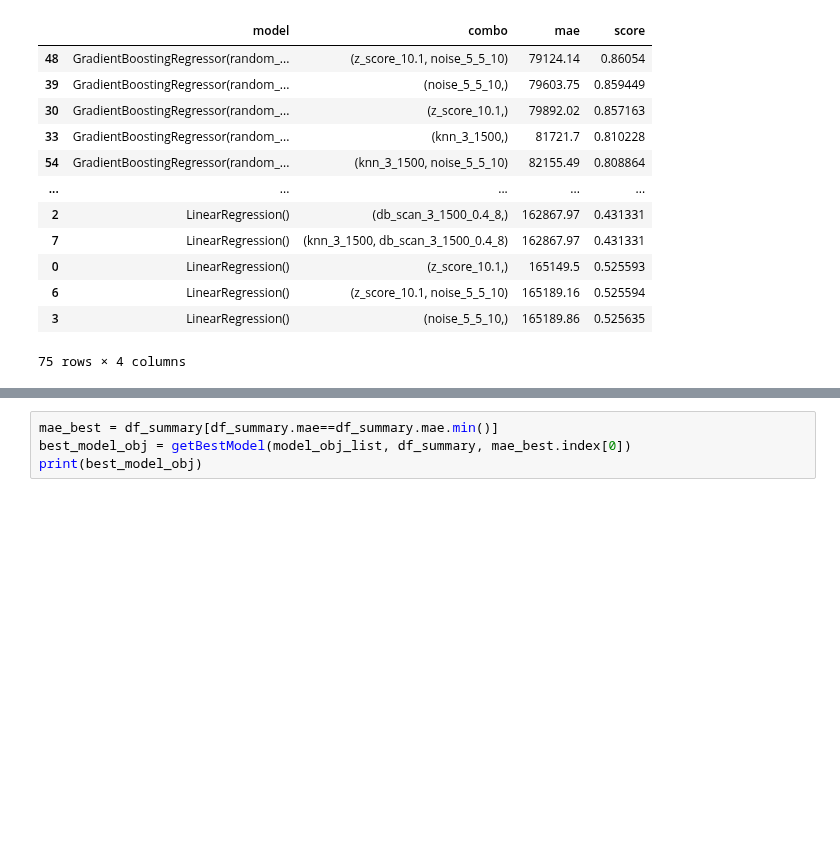
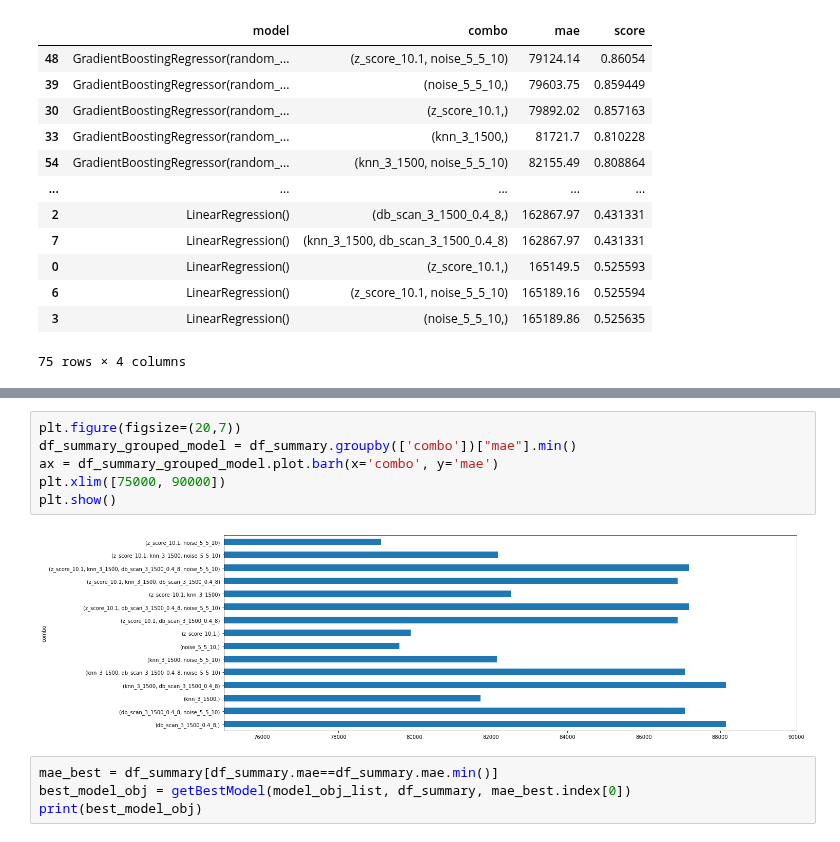
Before and after one commit to robring/advancedDatascience_CaseStudy, a Jupyter notebook: 02_Modeling_grid_search.ipynb, the cells around one changed output, grey strips where cells are left out. Cells and saved outputs as stored; diff of their text form; blank space fills up the shorter version.

```diff
--- a/02_Modeling_grid_search.ipynb
+++ b/02_Modeling_grid_search.ipynb
@@ -326,3 +336,11 @@ df_summary.sort_values("mae")
+# %%
+plt.figure(figsize=(20,7))
+df_summary_grouped_model = df_summary.groupby(['combo'])["mae"].min()
+ax = df_summary_grouped_model.plot.barh(x='combo', y='mae')
+plt.xlim([75000, 90000])
+plt.show()
+# %% [output]
+[figure, added]
 # %%
 mae_best = df_summary[df_summary.mae==df_summary.mae.min()]
 best_model_obj = getBestModel(model_obj_list, df_summary, mae_best.index[0])
```
Also changed, not shown: parts of 7 cells of this notebook, 3 other files.
